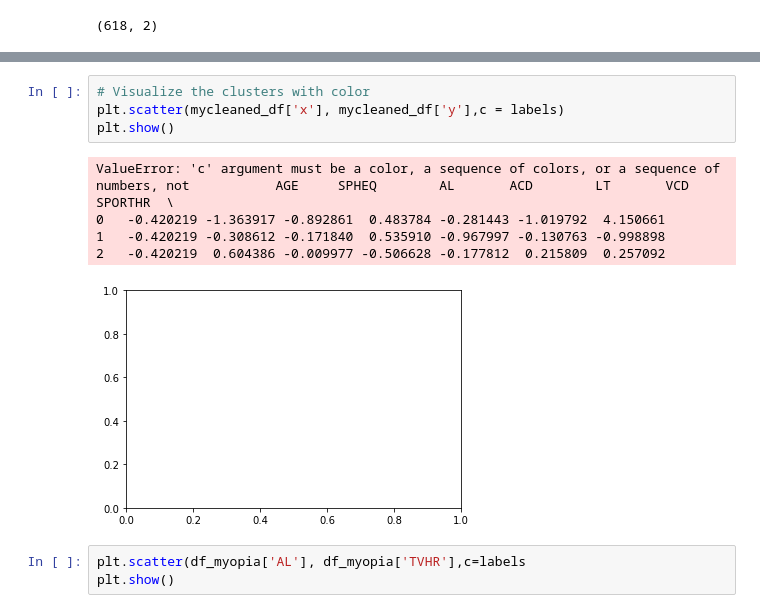
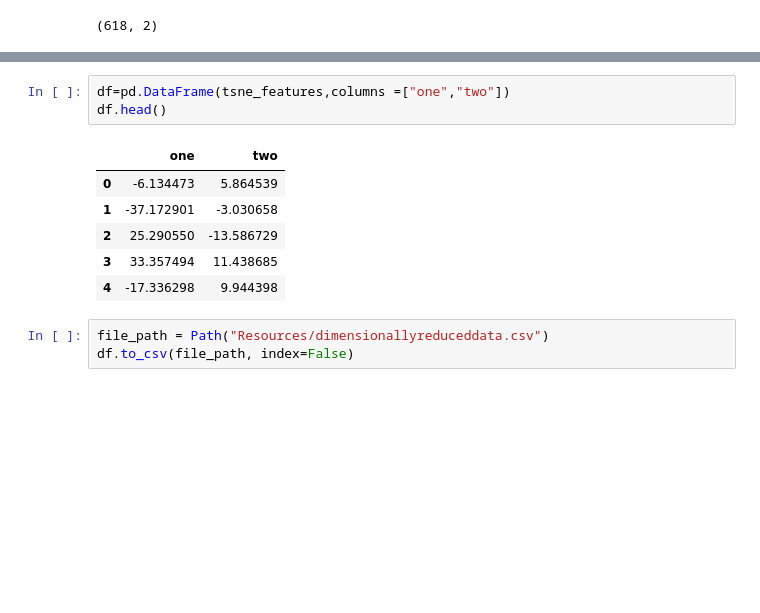
Before and after one commit to jfraz027/Unsupervised-Learning, a Jupyter notebook: Part2Apply.ipynb, the cells around one changed output, grey strips where cells are left out. Drawn from its saved outputs; the diff is of its cells as text; blank space fills up the shorter version.

```diff
--- a/Part2Apply.ipynb
+++ b/Part2Apply.ipynb
@@ -135,13 +100,13 @@ Length: 618, dtype: int64
-# %%
-# Visualize the clusters with color
-plt.scatter(mycleaned_df['x'], mycleaned_df['y'],c = labels)
-plt.show()
-# %% [output]
-ValueError: 'c' argument must be a color, a sequence of colors, or a sequence of numbers, not           AGE     SPHEQ        AL       ACD        LT       VCD   SPORTHR  \
-0   -0.420219 -1.363917 -0.892861  0.483784 -0.281443 -1.019792  4.150661
-1   -0.420219 -0.308612 -0.171840  0.535910 -0.967997 -0.130763 -0.998898
-2   -0.420219  0.604386 -0.009977 -0.506628 -0.177812  0.215809  0.257092
-[figure, removed]
-# %%
-plt.scatter(df_myopia['AL'], df_myopia['TVHR'],c=labels
-plt.show()
+# %%
+df=pd.DataFrame(tsne_features,columns =["one","two"])
+df.head()
+# %% [output]
+|  | one | two |
+| 0 | -6.134473 | 5.864539 |
+| 1 | -37.172901 | -3.030658 |
+| 2 | 25.290550 | -13.586729 |
+| 3 | 33.357494 | 11.438685 |
+| 4 | -17.336298 | 9.944398 |
+# %%
+file_path = Path("Resources/dimensionallyreduceddata.csv")
+df.to_csv(file_path, index=False)
```
Also changed, not shown: parts of 11 cells of this notebook, 2 other files.
